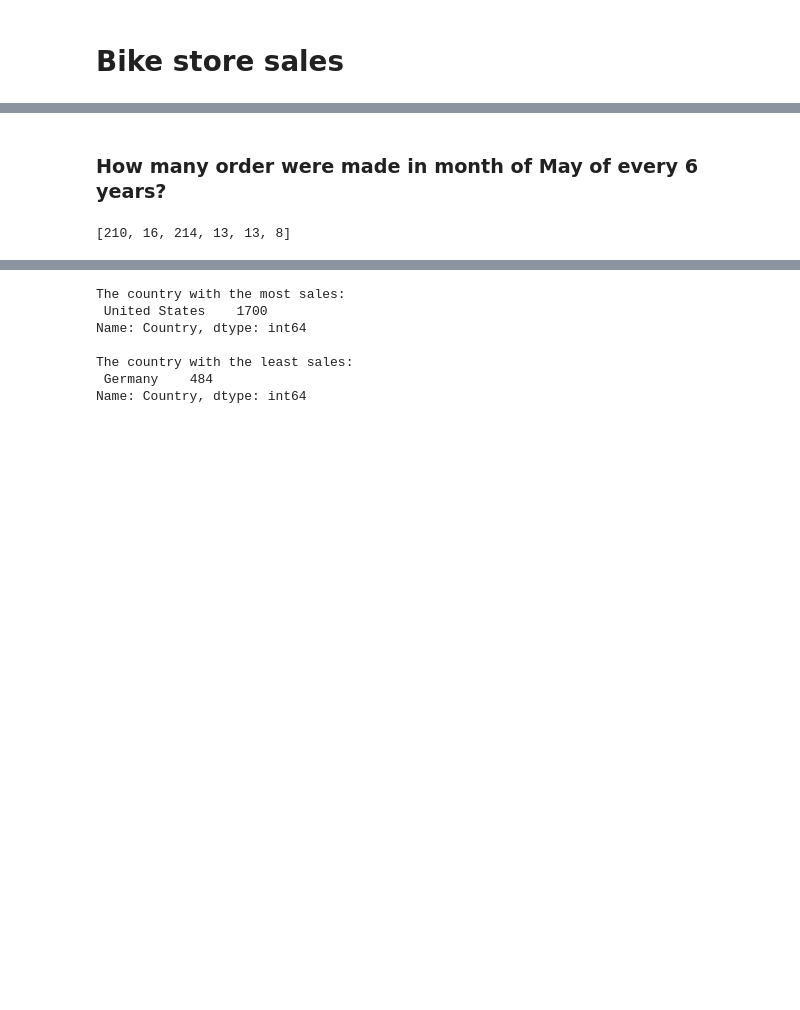
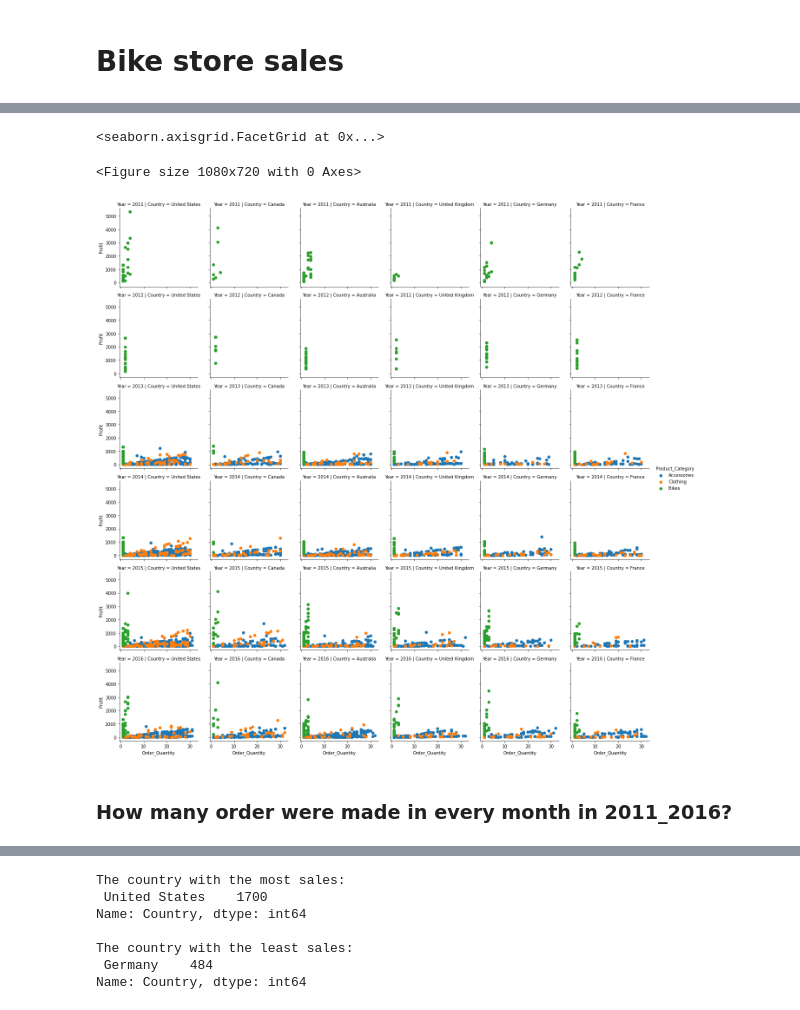
Before and after one commit to lalesafarzade/analysis-and-visualize, a Jupyter notebook: store_sale/store_sale.ipynb, the cells around one changed output, grey strips where cells are left out. Cells and saved outputs as stored; diff of their text form; code cells hidden in the pictures; blank space fills up the shorter version.

```diff
--- a/store_sale/store_sale.ipynb
+++ b/store_sale/store_sale.ipynb
@@ -93,6 +73,10 @@ df['Year'].value_counts().plot(kind='pie')
+# %%
+plt.figure(figsize=(15,10))
+g=sns.FacetGrid(df,col='Country',row='Year',hue='Product_Category')
+g.map(plt.scatter,'Order_Quantity','Profit').add_legend()
+# %% [output]
+<seaborn.axisgrid.FacetGrid at 0x...>
+<Figure size 1080x720 with 0 Axes>
+[figure, added]
 # %% [markdown]
-### How many order were made in month of May of every 6 years?
+### How many order were made in every month in 2011_2016?
-# %%
-[[df[(df['Month']=='May')&(df['Year']==i)] for i in df['Year'].unique()][j].shape[0] for j in range(6)]
-# %% [output]
-[210, 16, 214, 13, 13, 8]
```
Also changed, not shown: parts of 33 cells of this notebook.
